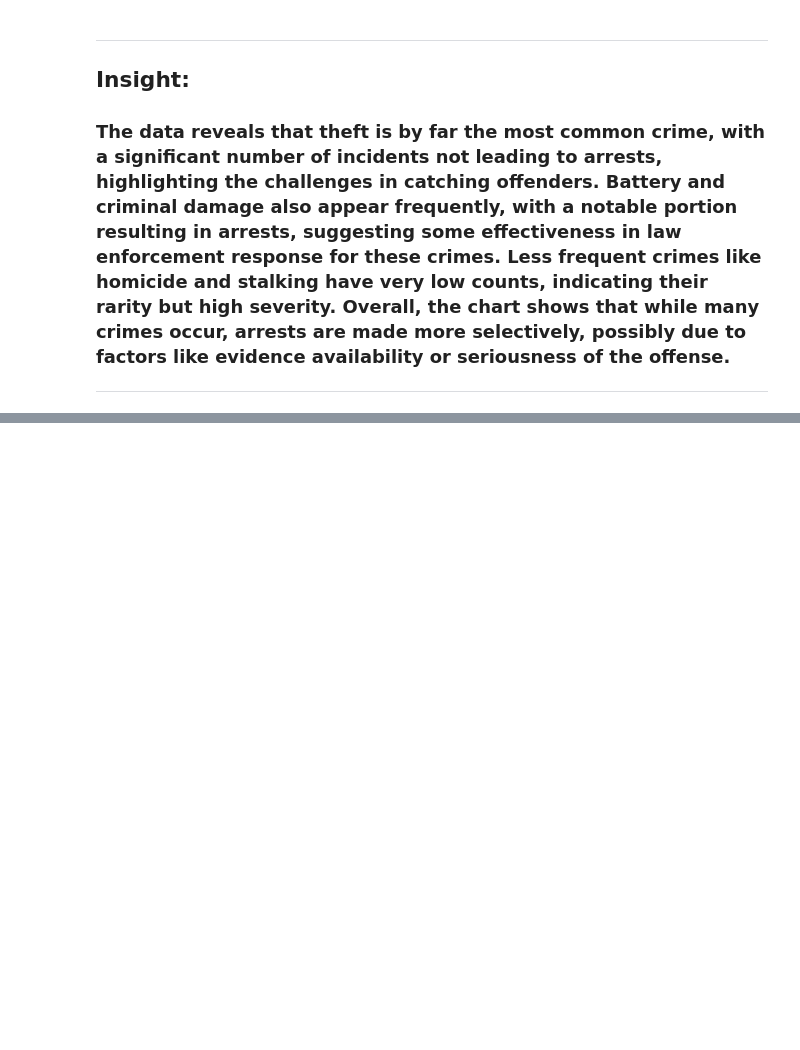
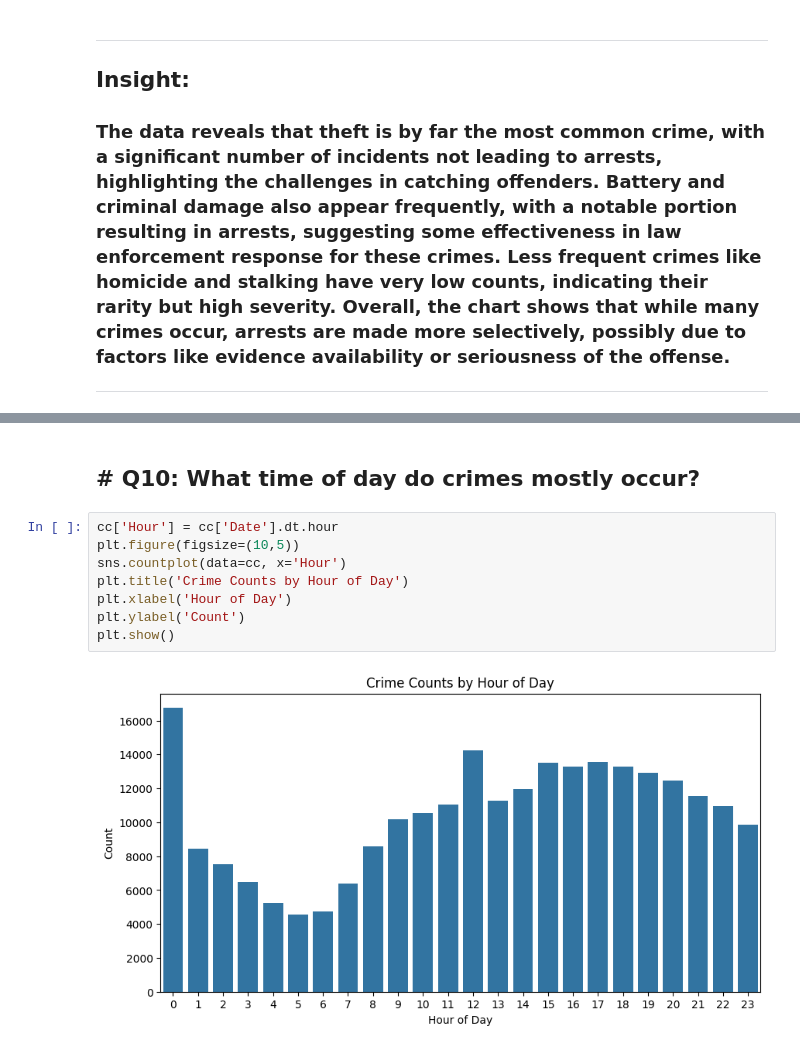
Before and after one commit to mariscotes/ELECT303-DataAnalytics, a Jupyter notebook: HandsOnExam.ipynb, the cells around one changed output, grey strips where cells are left out. Saved outputs shown, nothing was run; the diff lists cells and outputs as text; blank space fills up the shorter version.

```diff
--- a/HandsOnExam.ipynb
+++ b/HandsOnExam.ipynb
@@ -366,0 +392,12 @@ plt.show()
+# %% [markdown]
+<h2># Q10: What time of day do crimes mostly occur?</h2>
+# %%
+cc['Hour'] = cc['Date'].dt.hour
+plt.figure(figsize=(10,5))
+sns.countplot(data=cc, x='Hour')
+plt.title('Crime Counts by Hour of Day')
+plt.xlabel('Hour of Day')
+plt.ylabel('Count')
+plt.show()
+# %% [output]
+[figure, added]
```
Also changed, not shown: parts of 24 cells of this notebook.
